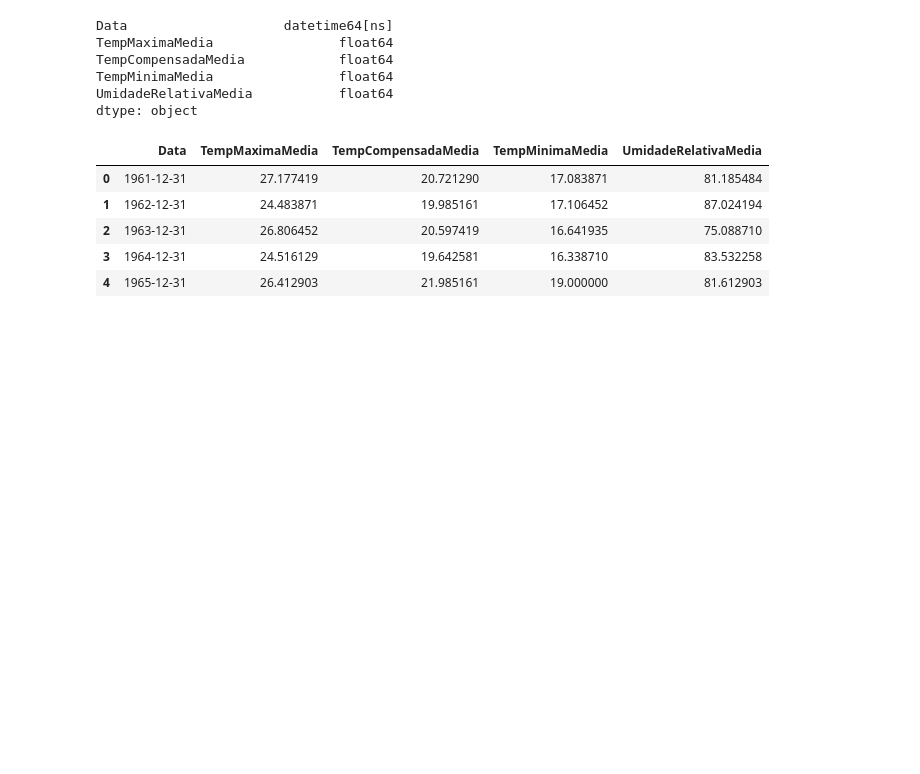
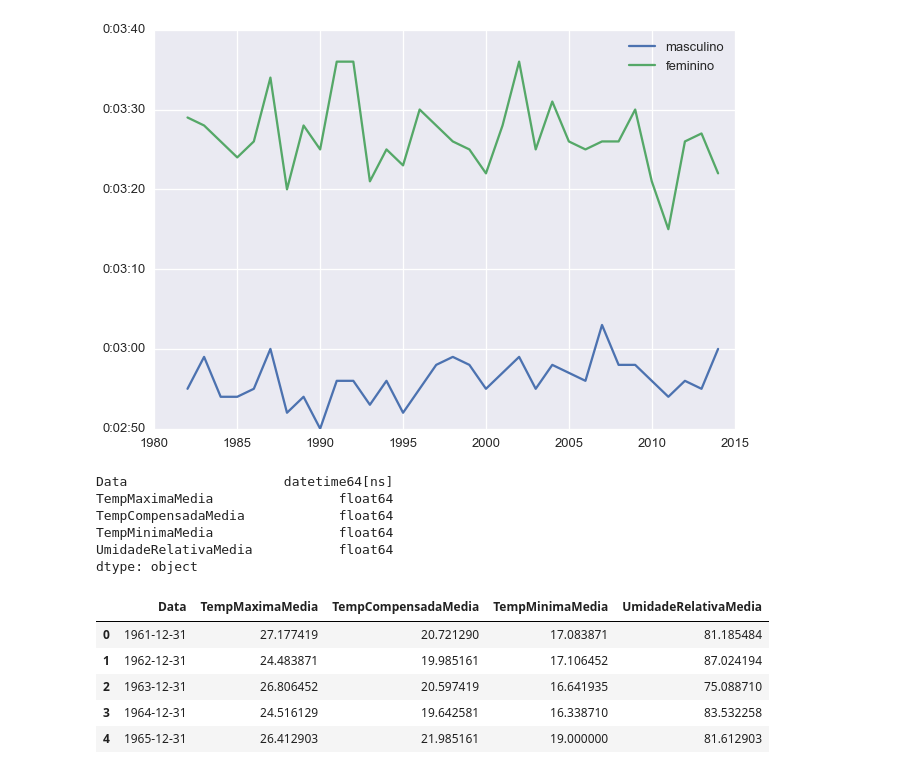
Before and after one commit to wilsonfreitas/saosilvestre, a Jupyter notebook: saosilvestre.ipynb, the cells around one changed output. Saved outputs shown, nothing was run; the diff lists cells and outputs as text; code cells hidden in the pictures; blank space fills up the shorter version.

```diff
--- a/saosilvestre.ipynb
+++ b/saosilvestre.ipynb
@@ -256,3 +274,18 @@ ss_long_sexo.plot();
+# %%
+ss_long = ss.query('percurso > 12000')
+ss_long.ix[:,'pace'] = ss_long['pace'].astype('timedelta64[s]')
+
+fig = plt.figure(); ax = fig.add_subplot(111)
+masc = ss_long.query('sexo == "masculino"'); fem = ss_long.query('sexo == "feminino"')
+
+ax.plot(masc.ano, masc.pace, label='masculino'); ax.plot(fem.ano, fem.pace, label='feminino')
+
+pace_fmt = matplotlib.ticker.FuncFormatter(lambda x,p: str(datetime.timedelta(seconds=x)))
+ax.yaxis.set_major_formatter(pace_fmt)
+plt.legend()
+plt.show()
+# %% [output]
+[figure, added]
 # %%
 dateparse = lambda x: pd.datetime.strptime(x, '%d/%m/%Y')
 temp = pd.read_csv('temperatura.csv', parse_dates=['Data'], date_parser=dateparse)
```
Also changed, not shown: parts of 63 cells of this notebook.
